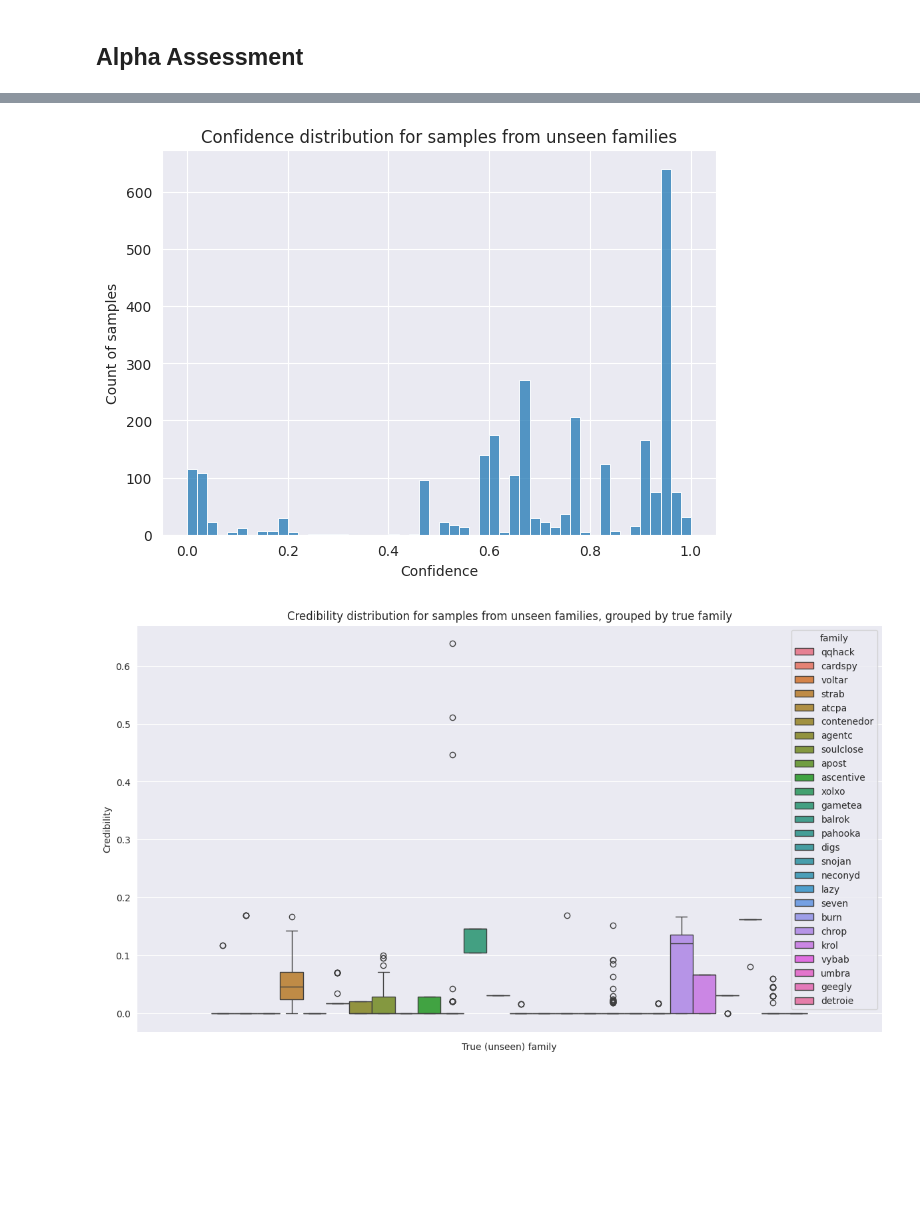
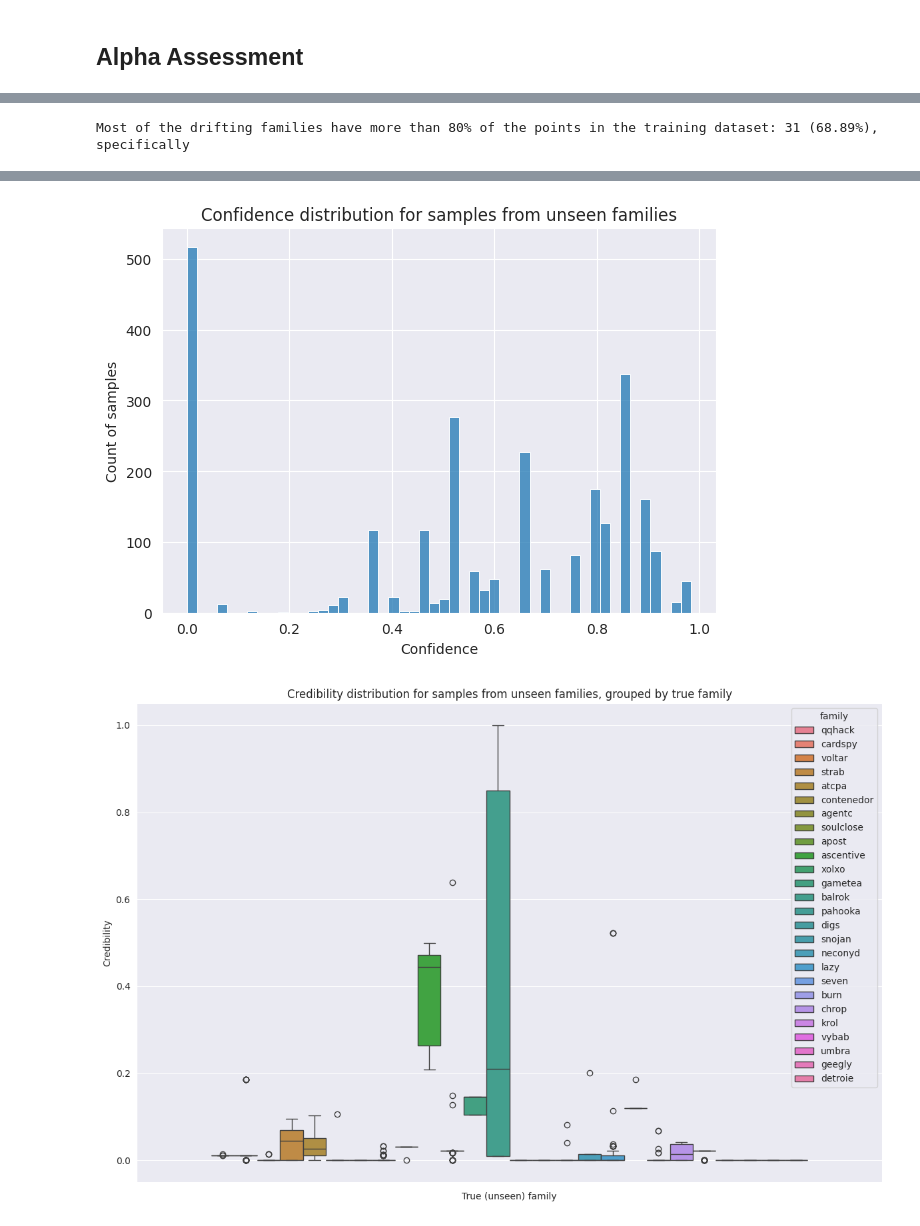
Before and after one commit to w-disaster/transcendent-multiclass, a Jupyter notebook: concept_drift.ipynb, the cells around one changed output, grey strips where cells are left out. Drawn from its saved outputs; the diff is of its cells as text; code cells hidden in the pictures; blank space fills up the shorter version.

Commit message:
chore: update concept drift notebook

```diff
--- a/concept_drift.ipynb
+++ b/concept_drift.ipynb
@@ -192,24 +168,26 @@ with open(
 # %%
-model_name = "./models/ice-10-malw-static-features/rf_full_train_ice.p"
+model_name = "./models/ice-malw-static-features/rf_ice_full_train_deploy.p"
 rf_full = data.load_cached_data(model_name)
 # %%
 y_test_predict = rf_full.predict(X_test)
 
-p_value_test_dist = pd.DataFrame({"test_cred": test_results["cred"],
-                                  "test_conf": test_results["conf"],
-                                  "family": y_test,
-                                  "Correct prediction": y_test == y_test_predict})
+df_test_results = pd.DataFrame({"test_cred": test_results["cred"],
+                             "test_conf": test_results["conf"],
+                             "family": y_test,
+                             "is_family_in_train": [y in y_train for y in y_test],
+                             "Correct prediction": y_test == y_test_predict})
 
+df_fam_evolution = df_test_results[df_test_results["is_family_in_train"]]
 plt.figure()
 plt.title("Credibility distribution for testing samples")
-sns.histplot(p_value_test_dist, x="test_cred", hue="Correct prediction", bins=50)
+sns.histplot(df_fam_evolution, x="test_cred", hue="Correct prediction", bins=50)
 plt.xlabel("Credibility")
 plt.ylabel("Count of samples")
 plt.show()
 
 plt.figure()
 plt.title("Confidence distribution for testing samples")
-sns.histplot(p_value_test_dist, x="test_conf", hue="Correct prediction", bins=50)
+sns.histplot(df_fam_evolution, x="test_conf", hue="Correct prediction", bins=50)
 plt.xlabel("Confidence")
 plt.ylabel("Count of samples")
 plt.show()
@@ -220,14 +198,14 @@ plt.show()
 # print(avg_cred_correct, avg_cred_incorrect)
 plt.figure()
 plt.title("Credibility distribution for testing samples")
-sns.boxplot(p_value_test_dist, y="test_cred", hue="Correct prediction", orient="v")
+sns.boxplot(df_fam_evolution, y="test_cred", hue="Correct prediction", orient="v")
 plt.legend(title="Correct prediction")
 plt.ylabel("Credibility")
 plt.show()
 
 plt.figure()
 plt.title("Confidence distribution for testing samples")
-sns.boxplot(p_value_test_dist, y="test_conf", hue="Correct prediction", orient="v")
+sns.boxplot(df_fam_evolution, y="test_conf", hue="Correct prediction", orient="v")
 plt.legend(title="Correct prediction")
 plt.ylabel("Confidence")
 plt.show()
@@ -291,35 +274,40 @@ plt.show()
+# %%
+n_over_rep_families = len(fam_with_complete_drift[fam_with_complete_drift['count'] <= 20])
+print(f"Most of the drifting families have more than 80% of the points in the training dataset: "
+      f"{n_over_rep_families} ({round(n_over_rep_families/len(fam_with_complete_drift) * 100, 2)}%), specifically")
+# %% [output]
+Most of the drifting families have more than 80% of the points in the training dataset: 31 (68.89%), specifically
 # %%
-test_app_fam_results_name = "./models/ice-10-malw-static-features/p_vals_ncms_full_train_rf_test_phase_app_fam.p"
-test_app_fam_results = data.load_cached_data(test_app_fam_results_name)
-
 y_test_app_fam_pred_codes = rf_full.predict(X_test_new_fam)
 y_test_app_fam_pred = pd.Categorical.from_codes(y_test_app_fam_pred_codes, categories=all_labels)
 
-p_value_test_app_fam_dist = pd.DataFrame({"test_cred": test_app_fam_results["cred"],
-                                          "test_conf": test_app_fam_results["conf"],
-                                          "family":
-                                              malware_dataset.testing_dataset[
-                                                  malware_dataset.testing_dataset["family"].isin(
-                                                      families_in_test_not_train)]["family"],
-                                          "family_pred": y_test_app_fam_pred})
+
+label_mapping = {i: label for i, label in enumerate(all_labels)}
+
+df_unseen_fam_1 = df_test_results[~df_test_results["is_family_in_train"]]
+df_unseen_fam = df_unseen_fam_1.copy()
+df_unseen_fam["family"] = df_unseen_fam_1["family"].map(lambda f: label_mapping[f])
+df_unseen_fam["family_pred"] = y_test_app_fam_pred
+
+del df_unseen_fam_1
 
 plt.title("Credibility distribution for samples from unseen families")
-sns.histplot(p_value_test_app_fam_dist, x="test_cred", bins=50)
+sns.histplot(df_unseen_fam, x="test_cred", bins=50)
 plt.tight_layout()
 plt.xlabel("Credibility")
 plt.ylabel("Count of samples")
 plt.show()
 
 plt.title("Confidence distribution for samples from unseen families")
-sns.histplot(p_value_test_app_fam_dist, x="test_conf", bins=50)
+sns.histplot(df_unseen_fam, x="test_conf", bins=50)
 plt.tight_layout()
 plt.ylabel("Count of samples")
 plt.xlabel("Confidence")
 plt.show()
 
-plt.figure(figsize=(12, 7))
+plt.figure(figsize=(12, 8))
 plt.title("Credibility distribution for samples from unseen families, grouped by true family")
-box = sns.boxplot(p_value_test_app_fam_dist, y="test_cred", hue="family", orient="v")
+box = sns.boxplot(df_unseen_fam, y="test_cred", hue="family", orient="v")
 plt.xlabel("True (unseen) family")
 plt.ylabel("Credibility")
 plt.tight_layout()
@@ -327,9 +315,9 @@ sns.move_legend(box, "best", bbox_to_anchor=(1, 1))
 
 plt.show()
 
-plt.figure(figsize=(12, 7))
+plt.figure(figsize=(12, 8))
 plt.title("Confidence distribution for samples from unseen families, grouped by true family")
-box = sns.boxplot(p_value_test_app_fam_dist, y="test_conf", hue="family", orient="v")
+box = sns.boxplot(df_unseen_fam, y="test_conf", hue="family", orient="v")
 plt.tight_layout()
 plt.xlabel("True (unseen) family")
 plt.ylabel("Confidence")
@@ -340,2 +328,2 @@ plt.show()
-[figure, old version]
+[figure, new version]
-[figure, old version]
+[figure, new version]
```
Also changed, not shown: parts of 24 cells of this notebook.
